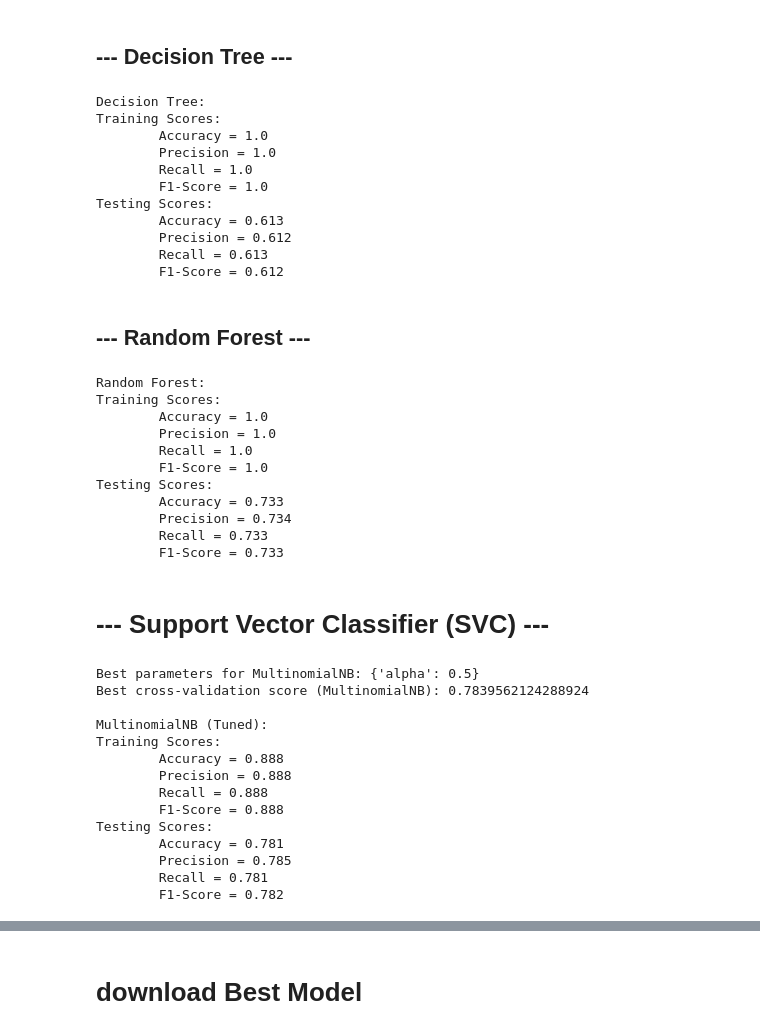
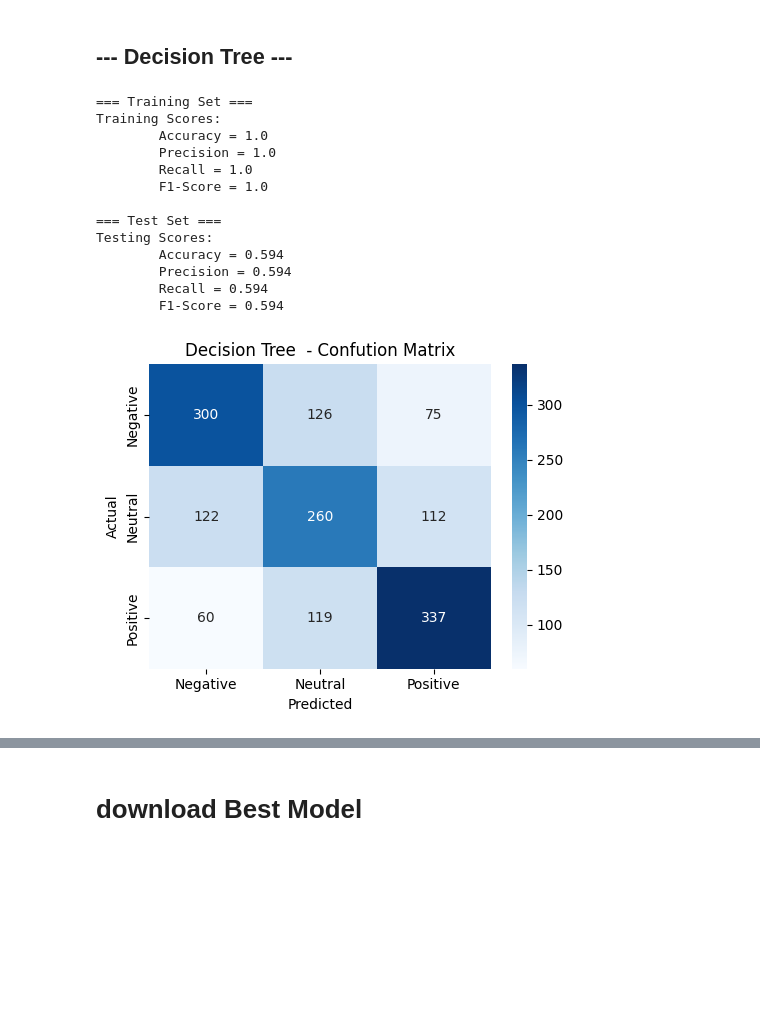
Before and after one commit to isharamaduranga/Dream-Discover-Travel-App__ML__BE, a Jupyter notebook: notebooks/full_model_building_notebook.ipynb, the cells around one changed output, grey strips where cells are left out. Saved outputs shown, nothing was run; the diff lists cells and outputs as text; code cells hidden in the pictures; blank space fills up the shorter version.

```diff
--- a/notebooks/full_model_building_notebook.ipynb
+++ b/notebooks/full_model_building_notebook.ipynb
@@ -280,46 +350,33 @@ Testing Scores:
 # %%
 # Decision Tree
 dt = DecisionTreeClassifier()
 dt.fit(vectorized_x_train_smote, y_train_smote)
+
 y_train_pred = dt.predict(vectorized_x_train_smote)
 y_test_pred = dt.predict(vectorized_x_test)
-print("\nDecision Tree:")
+
+print("\n=== Training Set ===")
 training_scores(y_train_smote, y_train_pred)
+
+print("\n=== Test Set ===")
 validation_scores(y_test, y_test_pred)
+
+print("\n")
+# print(classification_report(y_test, y_test_pred, digits=3))
+
+plot_confusion_matrix_chart(y_test, y_test_pred, 'Decision Tree  - Confution Matrix')
 # %% [output]
-Decision Tree:
+=== Training Set ===
 Training Scores:
         Accuracy = 1.0
         Precision = 1.0
         Recall = 1.0
         F1-Score = 1.0
+
+=== Test Set ===
 Testing Scores:
-        Accuracy = 0.613
-        Precision = 0.612
-        Recall = 0.613
-        F1-Score = 0.612
+        Accuracy = 0.594
+        Precision = 0.594
+        Recall = 0.594
+        F1-Score = 0.594
+[figure, added]
-# %% [markdown]
-## --- Random Forest ---
-# %%
-# Random Forest
-rf = RandomForestClassifier()
-rf.fit(vectorized_x_train_smote, y_train_smote)
-y_train_pred = rf.predict(vectorized_x_train_smote)
-y_test_pred = rf.predict(vectorized_x_test)
-print("\nRandom Forest:")
-training_scores(y_train_smote, y_train_pred)
-validation_scores(y_test, y_test_pred)
-# %% [output]
-Random Forest:
-Training Scores:
-        Accuracy = 1.0
-        Precision = 1.0
-        Recall = 1.0
-        F1-Score = 1.0
-Testing Scores:
-        Accuracy = 0.733
-        Precision = 0.734
-        Recall = 0.733
-        F1-Score = 0.733
-# %% [markdown]
-# --- Support Vector Classifier (SVC) ---
@@ -335,30 +382,0 @@ Testing Scores:
-# %%
-# ----------------- Hyperparameter Tuning -----------------
-# Hyperparameter tuning for MultinomialNB and Logistic Regression using GridSearchCV.
-# MultinomialNB tuning:
-nb_param_grid = {'alpha': [0.5, 1.0, 2.0, 5.0, 10.0]}
-grid_mnb = GridSearchCV(MultinomialNB(), nb_param_grid, cv=5, scoring='accuracy', n_jobs=-1)
-grid_mnb.fit(vectorized_x_train_smote, y_train_smote)
-print("\nBest parameters for MultinomialNB:", grid_mnb.best_params_)
-print("Best cross-validation score (MultinomialNB):", grid_mnb.best_score_)
-best_mnb = grid_mnb.best_estimator_
-y_train_pred_nb = best_mnb.predict(vectorized_x_train_smote)
-y_test_pred_nb = best_mnb.predict(vectorized_x_test)
-print("\nMultinomialNB (Tuned):")
-training_scores(y_train_smote, y_train_pred_nb)
-validation_scores(y_test, y_test_pred_nb)
-# %% [output]
-Best parameters for MultinomialNB: {'alpha': 0.5}
-Best cross-validation score (MultinomialNB): 0.7839562124288924
-
-MultinomialNB (Tuned):
-Training Scores:
-        Accuracy = 0.888
-        Precision = 0.888
-        Recall = 0.888
-        F1-Score = 0.888
-Testing Scores:
-        Accuracy = 0.781
-        Precision = 0.785
-        Recall = 0.781
-        F1-Score = 0.782
```
Also changed, not shown: parts of 17 cells of this notebook, 4 other files.
